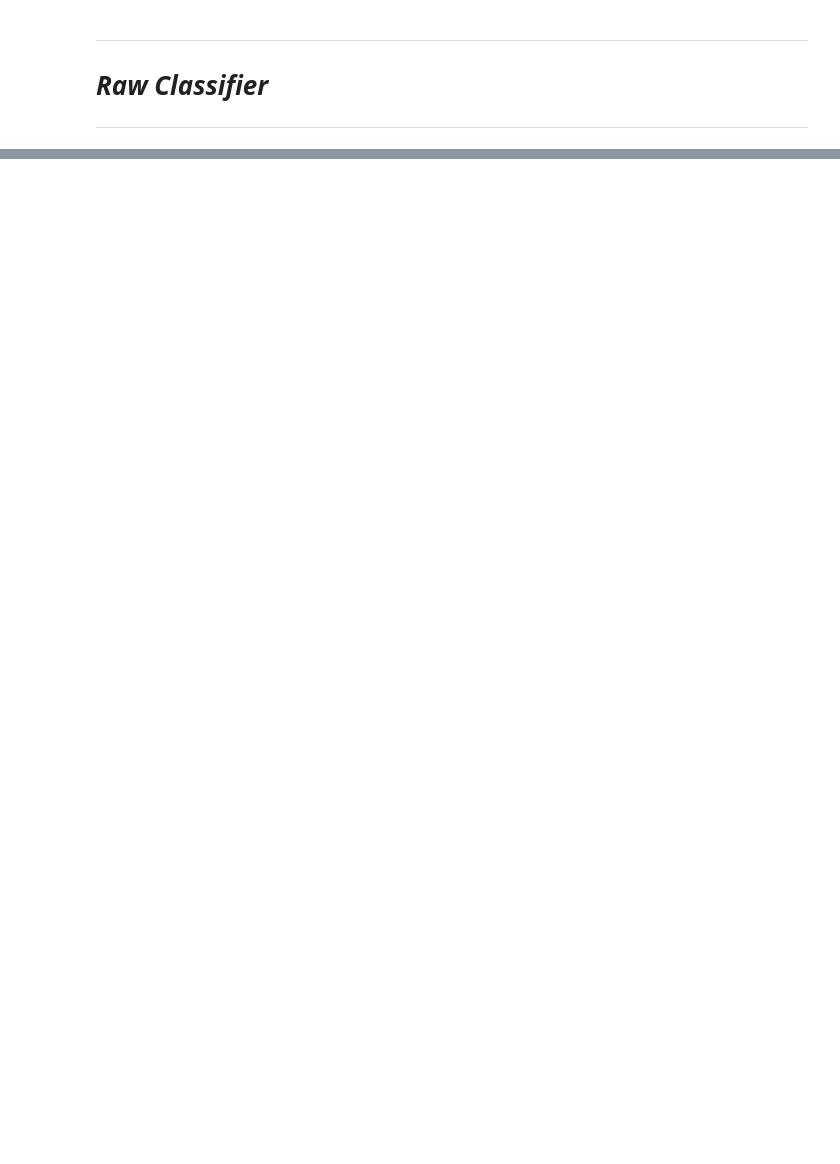
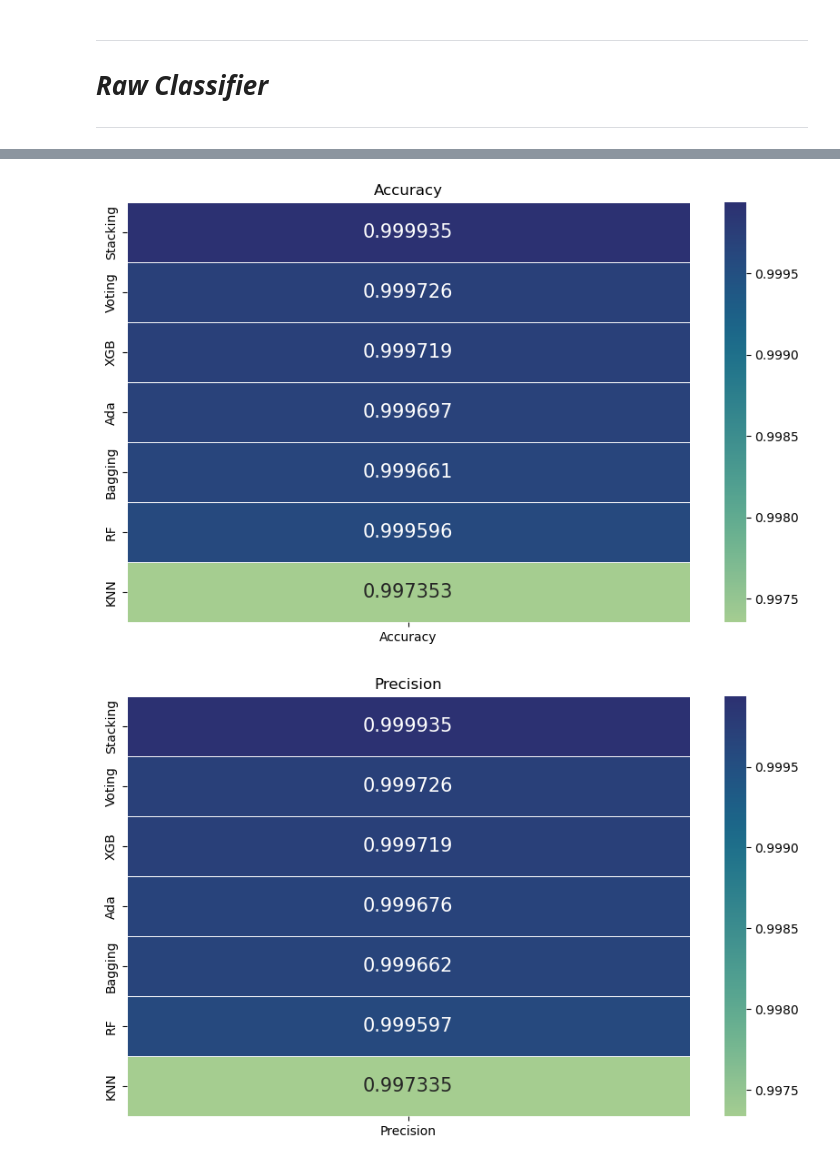
Before and after one commit to BKamyk/MachineLearning, a Jupyter notebook: Project3/workspace_p3/network_core.ipynb, the cells around one changed output, grey strips where cells are left out. Drawn from its saved outputs; the diff is of its cells as text; code cells hidden in the pictures; blank space fills up the shorter version.

```diff
--- a/Project3/workspace_p3/network_core.ipynb
+++ b/Project3/workspace_p3/network_core.ipynb
@@ -200,0 +368,6 @@ weighted avg       1.00      1.00      1.00    141312
+# %%
+X = cleaned_data.drop(columns=["LABEL"])  # Features
+y = cleaned_data["LABEL"]  # Target
+
+# Split the data into training and testing sets
+X_train, X_test, y_train, y_test = train_test_split(X, y, test_size=0.8, random_state=42)
@@ -200,0 +781,17 @@ weighted avg       1.00      1.00      1.00    141312
+# %%
+stacking_model = StackingClassifier(
+    estimators=[
+        ('lgb', xgb_model),
+        ('xgb', ada_model),
+        ('cat', rf_model),
+    ],
+    final_estimator=LogisticRegression(multi_class='ovr', solver='liblinear'),
+)
+
+stacking_model.fit(X, y)
+
+y_pred_stacking = stacking_model.predict(X_test)
+
+print(f"Final accuracy: {accuracy_score(y_test, y_pred_stacking)}")
+print(f'Final Matthew Correlation Coefficient: {matthews_corrcoef(y_test, y_pred_stacking)}')
+print("Classification Report:\n", classification_report(y_test, y_pred_stacking))
@@ -200,0 +822,11 @@ weighted avg       1.00      1.00      1.00    141312
+# %%
+bagging_model = BaggingClassifier(estimator=xgb_model, n_estimators=50, random_state=42)
+
+bagging_model.fit(X_train, y_train)
+
+# Make predictions
+y_pred_bagging = bagging_model.predict(X_test)
+
+print(f"Final accuracy: {accuracy_score(y_test, y_pred_bagging)}")
+print(f'Final Matthew Correlation Coefficient: {matthews_corrcoef(y_test, y_pred_bagging)}')
+print("Classification Report:\n", classification_report(y_test, y_pred_bagging))
@@ -200,0 +853,13 @@ weighted avg       1.00      1.00      1.00    141312
+# %%
+xgb_metrics = calculate_classification_metrics(y_test, y_pred_final, 'XGB')
+ada_metrics = calculate_classification_metrics(y_test, y_pred_ada, 'Ada')
+rf_metrics = calculate_classification_metrics(y_test, y_pred_rf, 'RF')
+knn_metrics = calculate_classification_metrics(y_test, y_pred_knn, 'KNN')
+voting_metrics = calculate_classification_metrics(y_test, y_pred_ensemble, 'Voting')
+stacking_metrics = calculate_classification_metrics(y_test, y_pred_stacking, 'Stacking')
+bagging_metrics = calculate_classification_metrics(y_test, y_pred_bagging, 'Bagging')
+# %%
+aggregate_metrics_and_create_heatmaps_classification([xgb_metrics, ada_metrics, rf_metrics, knn_metrics, voting_metrics, stacking_metrics, bagging_metrics])
+# %% [output]
+[figure, added]
+[figure, added]
```
Also changed, not shown: parts of 49 cells of this notebook, 1 other file.
